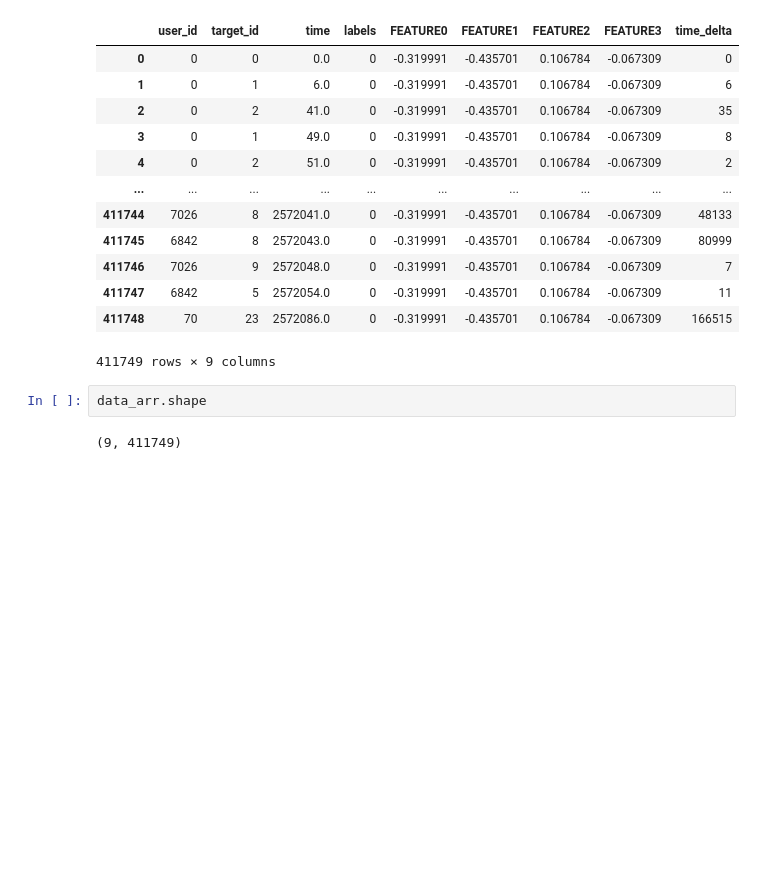
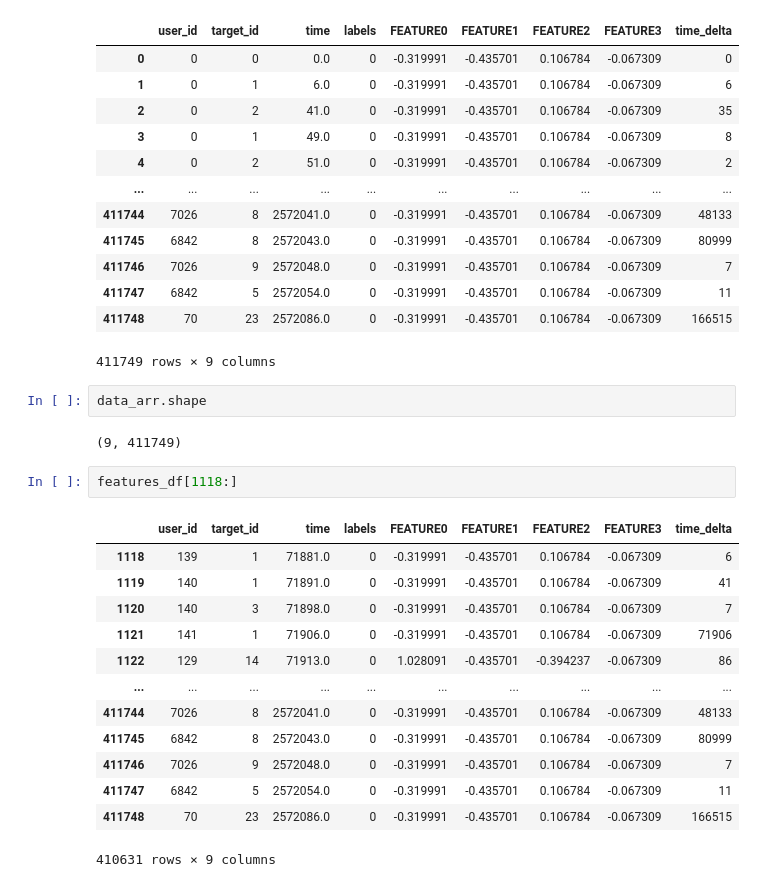
Before and after one commit to Periphanes/OnlineAnom, a Jupyter notebook: act_mooc_open.ipynb, the cells around one changed output. Drawn from its saved outputs; the diff is of its cells as text; blank space fills up the shorter version.

```diff
--- a/act_mooc_open.ipynb
+++ b/act_mooc_open.ipynb
@@ -270,3 +270,19 @@ features_df
 data_arr.shape
 # %% [output]
 (9, 411749)
+# %%
+features_df[1118:]
+# %% [output]
+|  | user_id | target_id | time | labels | FEATURE0 | FEATURE1 | FEATURE2 | FEATURE3 | time_delta |
+| 1118 | 139 | 1 | 71881.0 | 0 | -0.319991 | -0.435701 | 0.106784 | -0.067309 | 6 |
+| 1119 | 140 | 1 | 71891.0 | 0 | -0.319991 | -0.435701 | 0.106784 | -0.067309 | 41 |
+| 1120 | 140 | 3 | 71898.0 | 0 | -0.319991 | -0.435701 | 0.106784 | -0.067309 | 7 |
+| 1121 | 141 | 1 | 71906.0 | 0 | -0.319991 | -0.435701 | 0.106784 | -0.067309 | 71906 |
+| 1122 | 129 | 14 | 71913.0 | 0 | 1.028091 | -0.435701 | -0.394237 | -0.067309 | 86 |
+| ... | ... | ... | ... | ... | ... | ... | ... | ... | ... |
+| 411744 | 7026 | 8 | 2572041.0 | 0 | -0.319991 | -0.435701 | 0.106784 | -0.067309 | 48133 |
+| 411745 | 6842 | 8 | 2572043.0 | 0 | -0.319991 | -0.435701 | 0.106784 | -0.067309 | 80999 |
+| 411746 | 7026 | 9 | 2572048.0 | 0 | -0.319991 | -0.435701 | 0.106784 | -0.067309 | 7 |
+| 411747 | 6842 | 5 | 2572054.0 | 0 | -0.319991 | -0.435701 | 0.106784 | -0.067309 | 11 |
+| 411748 | 70 | 23 | 2572086.0 | 0 | -0.319991 | -0.435701 | 0.106784 | -0.067309 | 166515 |
+410631 rows × 9 columns
```
